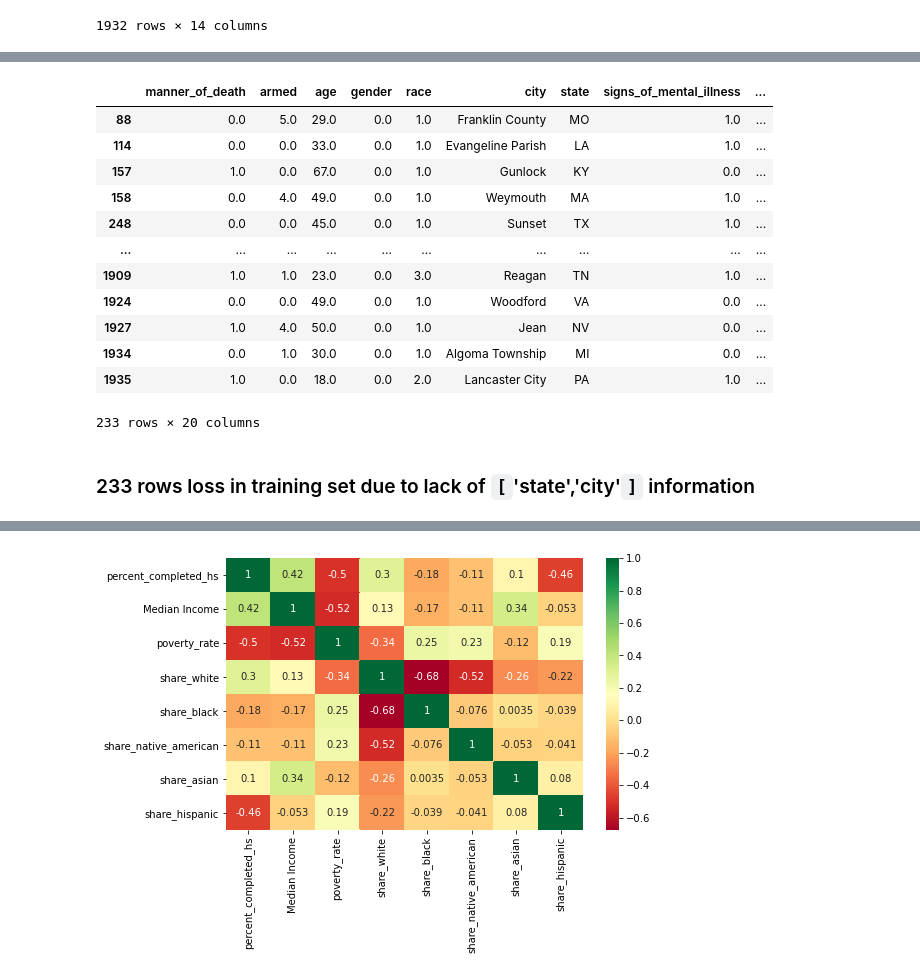
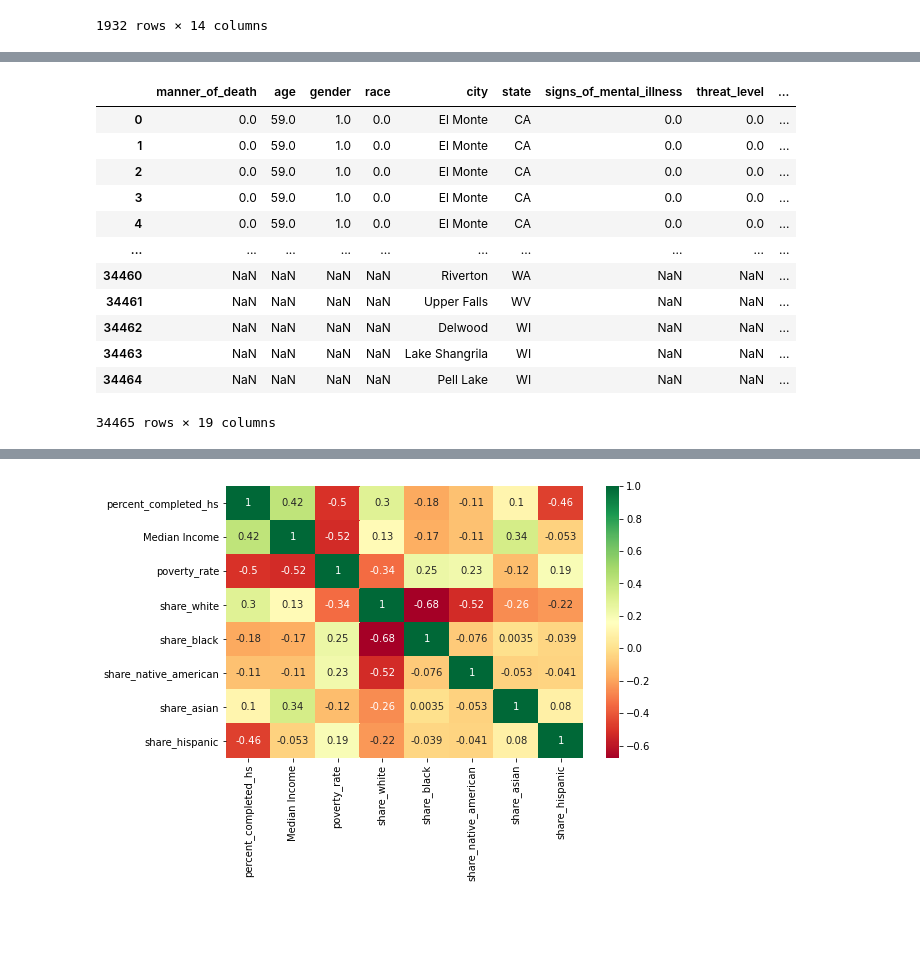
Before and after one commit to xudyang1/data_science_project, a Jupyter notebook: 05_07_update.ipynb, the cells around one changed output, grey strips where cells are left out. Saved outputs shown, nothing was run; the diff lists cells and outputs as text; code cells hidden in the pictures; blank space fills up the shorter version.

```diff
--- a/05_07_update.ipynb
+++ b/05_07_update.ipynb
@@ -1104,0 +1228,5 @@ merged
+# %%
+# threat_level encode
+threat_level_map = preprocessing.LabelEncoder()
+train['threat_level'] = threat_level_map.fit_transform(train['threat_level'])
+train['threat_level']
@@ -1104,0 +1262,5 @@ merged
+# %%
+# flee encode
+flee_map = preprocessing.LabelEncoder()
+train['flee'] = flee_map.fit_transform(train['flee'])
+train['flee']
@@ -1104,0 +1296,5 @@ merged
+# %%
+# body_camera encode
+body_camera_map = preprocessing.LabelEncoder()
+train['body_camera'] = body_camera_map.fit_transform(train['body_camera'])
+train['body_camera']
@@ -1104,0 +1344,20 @@ merged
+# %%
+from sklearn.utils import resample
+# split into majority and minorities
+minor0 = train[train.race==0]
+minor1 = train[train.race==1]
+minor2 = train[train.race==2]
+minor3 = train[train.race==3]
+minor4 = train[train.race==4]
+major = train[train.race==5]
+
+# Upsample minority classes
+minor0_up = resample(minor0, replace=True, n_samples=major.race.value_counts().tolist()[0], random_state=100)
+minor1_up = resample(minor1, replace=True, n_samples=major.race.value_counts().tolist()[0], random_state=100)
+minor2_up = resample(minor2, replace=True, n_samples=major.race.value_counts().tolist()[0], random_state=100)
+minor3_up = resample(minor3, replace=True, n_samples=major.race.value_counts().tolist()[0], random_state=100)
+minor4_up = resample(minor4, replace=True, n_samples=major.race.value_counts().tolist()[0], random_state=100)
+# combine
+train = pd.concat([minor0_up,minor1_up,minor2_up,minor3_up,minor4_up,major])
+# display new counts
+train.race.value_counts()
@@ -1105,21 +1372,19 @@ merged
 # %%
+# merge City Data and Victim Data
 train_merge = pd.merge(train,merged, on=['state','city'], how = 'outer', indicator=True)
-
-train_merge.query('_merge == "left_only"')
+train_merge
 # %% [output]
-|  | manner_of_death | armed | age | gender | race | city | state | signs_of_mental_illness | ... |
-| 88 | 0.0 | 5.0 | 29.0 | 0.0 | 1.0 | Franklin County | MO | 1.0 | ... |
-| 114 | 0.0 | 0.0 | 33.0 | 0.0 | 1.0 | Evangeline Parish | LA | 1.0 | ... |
-| 157 | 1.0 | 0.0 | 67.0 | 0.0 | 1.0 | Gunlock | KY | 0.0 | ... |
-| 158 | 0.0 | 4.0 | 49.0 | 0.0 | 1.0 | Weymouth | MA | 1.0 | ... |
-| 248 | 0.0 | 0.0 | 45.0 | 0.0 | 1.0 | Sunset | TX | 1.0 | ... |
+|  | manner_of_death | age | gender | race | city | state | signs_of_mental_illness | threat_level | ... |
+| 0 | 0.0 | 59.0 | 1.0 | 0.0 | El Monte | CA | 0.0 | 0.0 | ... |
+| 1 | 0.0 | 59.0 | 1.0 | 0.0 | El Monte | CA | 0.0 | 0.0 | ... |
+| 2 | 0.0 | 59.0 | 1.0 | 0.0 | El Monte | CA | 0.0 | 0.0 | ... |
+| 3 | 0.0 | 59.0 | 1.0 | 0.0 | El Monte | CA | 0.0 | 0.0 | ... |
+| 4 | 0.0 | 59.0 | 1.0 | 0.0 | El Monte | CA | 0.0 | 0.0 | ... |
 | ... | ... | ... | ... | ... | ... | ... | ... | ... | ... |
-| 1909 | 1.0 | 1.0 | 23.0 | 0.0 | 3.0 | Reagan | TN | 1.0 | ... |
-| 1924 | 0.0 | 0.0 | 49.0 | 0.0 | 1.0 | Woodford | VA | 0.0 | ... |
-| 1927 | 1.0 | 4.0 | 50.0 | 0.0 | 1.0 | Jean | NV | 0.0 | ... |
-| 1934 | 0.0 | 1.0 | 30.0 | 0.0 | 1.0 | Algoma Township | MI | 0.0 | ... |
-| 1935 | 1.0 | 0.0 | 18.0 | 0.0 | 2.0 | Lancaster City | PA | 1.0 | ... |
+| 34460 | NaN | NaN | NaN | NaN | Riverton | WA | NaN | NaN | ... |
+| 34461 | NaN | NaN | NaN | NaN | Upper Falls | WV | NaN | NaN | ... |
+| 34462 | NaN | NaN | NaN | NaN | Delwood | WI | NaN | NaN | ... |
+| 34463 | NaN | NaN | NaN | NaN | Lake Shangrila | WI | NaN | NaN | ... |
+| 34464 | NaN | NaN | NaN | NaN | Pell Lake | WI | NaN | NaN | ... |
-233 rows × 20 columns
+34465 rows × 19 columns
-# %% [markdown]
-### 233 rows loss in training set due to lack of `[`'state','city'`]` information
 # %%
```
Also changed, not shown: parts of 64 cells of this notebook.
